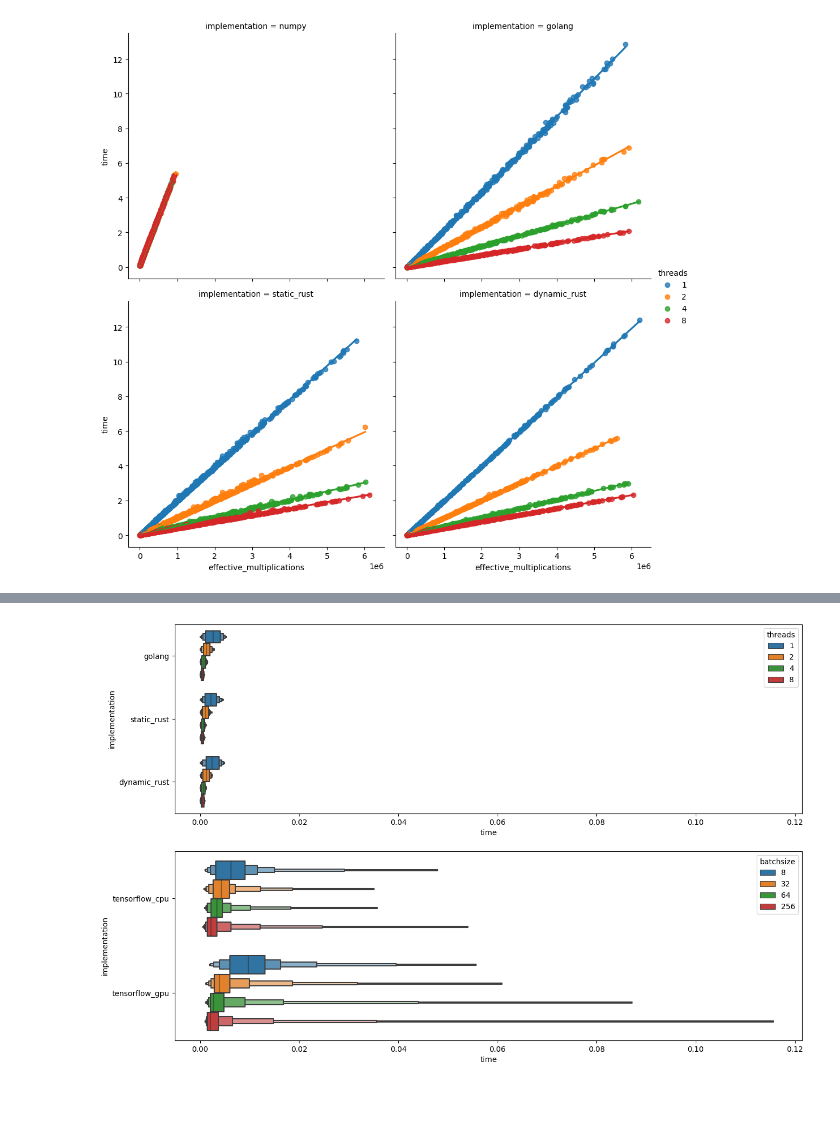
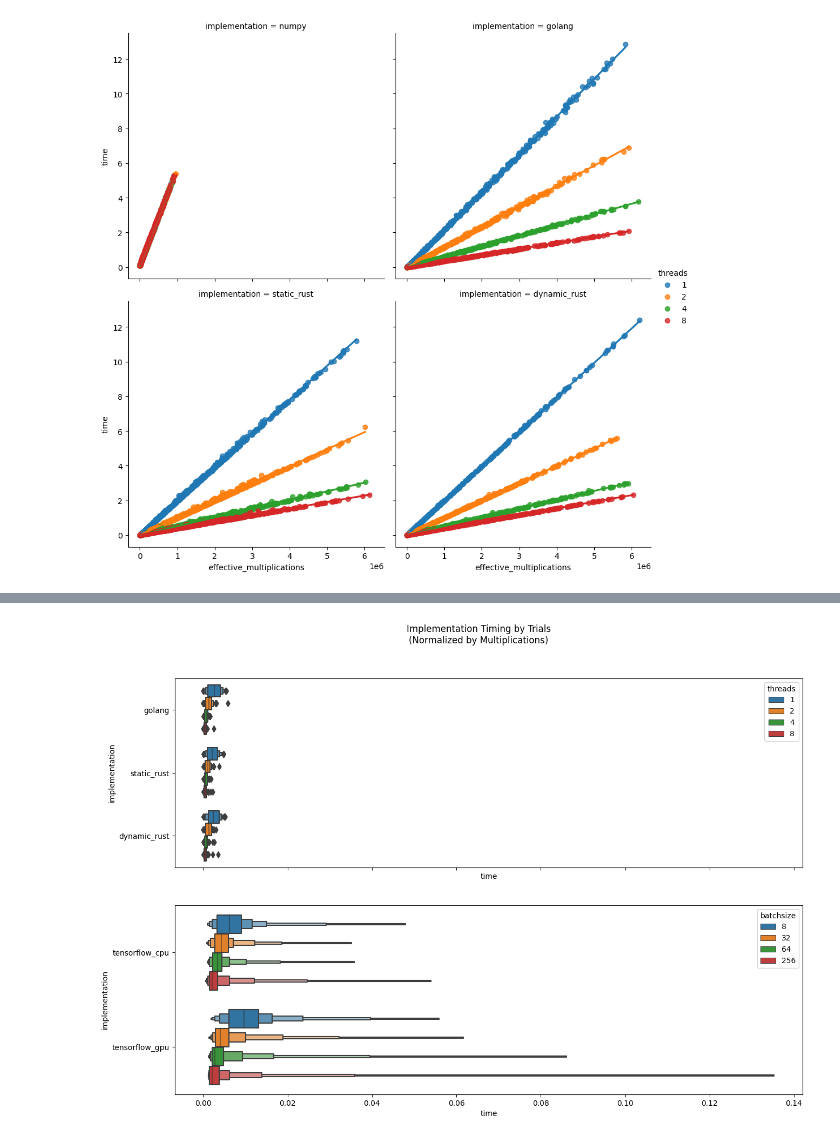
Before and after one commit to hmcalister/Linear-Algebra-Profiling, a Jupyter notebook: Data Cleaning/main.ipynb, the cells around one changed output, grey strips where cells are left out. Cells and saved outputs as stored; diff of their text form; code cells hidden in the pictures; blank space fills up the shorter version.

Commit message:
Update data cleaning notebook with investigations and analysis markdown

```diff
--- a/Data Cleaning/main.ipynb
+++ b/Data Cleaning/main.ipynb
@@ -74,0 +110,4 @@ sns.lmplot(data=target_data, x="effective_multiplications", y="time", col="imple
+# %%
+condition = (all_data["implementation"] == "tensorflow_gpu") & (all_data["time"] < 2.0)
+display(all_data.loc[condition].head(10))
+all_data = all_data.drop(all_data.loc[condition].index)
@@ -98,27 +175,23 @@ for implementation in target_data.implementation.unique():
 # %%
 target_data = all_data.copy()
 target_data["time"] /= target_data["multiplications"]
 target_data = target_data.drop(target_data[target_data["implementation"] == "numpy"].index)
 
-fig, axes = plt.subplots(2,1,figsize=(15, 10))
+fig, axes = plt.subplots(2,1,figsize=(15, 10),sharex=True)
+fig.suptitle("Implementation Timing by Trials\n(Normalized by Multiplications)")
 
 compiled_impl_data = target_data
-compiled_impl_data = compiled_impl_data.drop(compiled_impl_data[compiled_impl_data["implementation"] == "tensorflow_cpu"].index)
-compiled_impl_data = compiled_impl_data.drop(compiled_impl_data[compiled_impl_data["implementation"] == "tensorflow_gpu"].index)
-plot1 = sns.boxenplot(data=compiled_impl_data, x="time", y="implementation", hue="threads", showfliers=False, ax=axes[0])
+compiled_impl_data = compiled_impl_data.drop(compiled_impl_data[compiled_impl_data["implementation"].str.startswith("tensorflow")].index)
+plot1 = sns.boxenplot(data=compiled_impl_data, x="time", y="implementation", hue="threads", showfliers=True, ax=axes[0])
 
 tensorflow_data = target_data
 tensorflow_data = tensorflow_data.loc[tensorflow_data["implementation"].str.startswith("tensorflow")]
 plot2 = sns.boxenplot(data=tensorflow_data, x="time", y="implementation", hue="batchsize", showfliers=False, ax=axes[1])
 
-max_xlim=max(plot1.get_xlim(), plot2.get_xlim(), key=lambda x: x[1])
-max_xlim = np.array(max_xlim)
-axes[0].set_xlim(max_xlim)
-axes[1].set_xlim(max_xlim)
 
 plt.show()
 # %% [output]
-[figure, old version]
+[figure, new version]
 # %%
 target_data = all_data.copy()
 target_data["time"] /= target_data["trials"]
```
Also changed, not shown: parts of 18 cells of this notebook, 1 other file.
